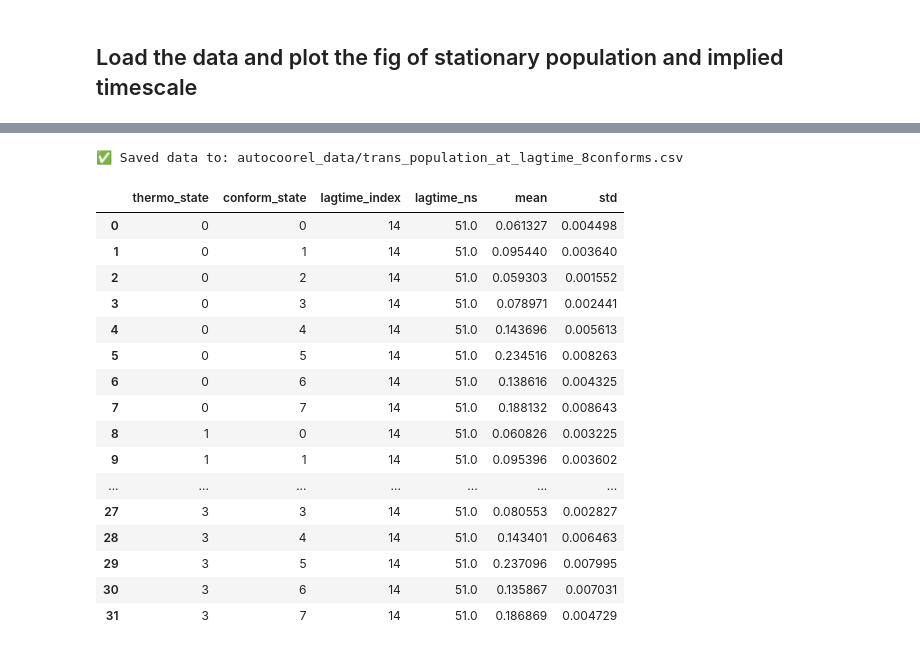
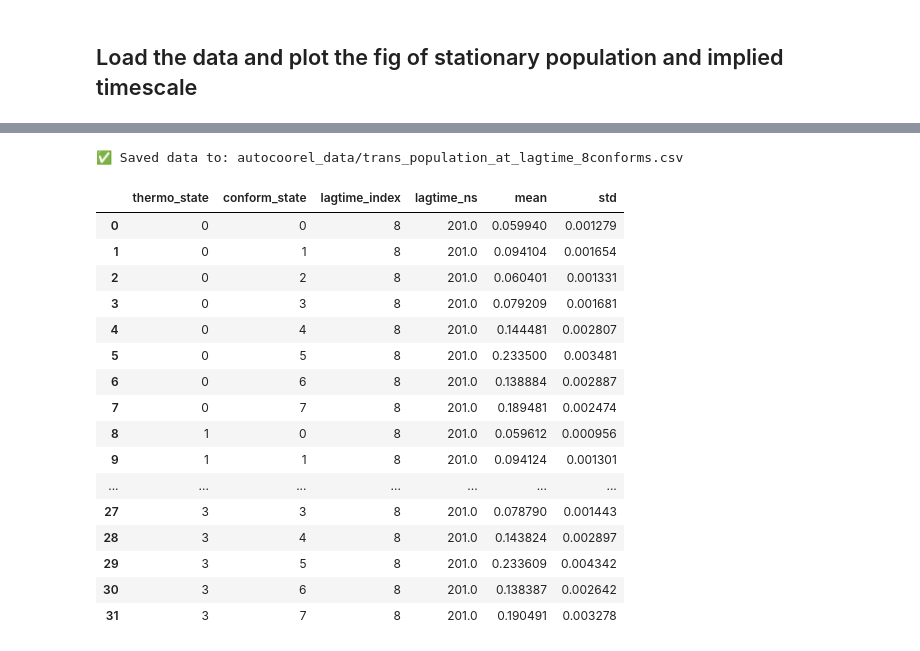
Before and after one commit to starwingc/peptoid_ESM, a Jupyter notebook: EE/analysis/transition_matrix.ipynb, the cells around one changed output, grey strips where cells are left out. Drawn from its saved outputs; the diff is of its cells as text; code cells hidden in the pictures.

```diff
--- a/EE/analysis/transition_matrix.ipynb
+++ b/EE/analysis/transition_matrix.ipynb
@@ -433,7 +421,7 @@ def process_trajectory(n_trajs, lagtime, num_states, cluster_size):
 n_trajs = traj_indexed
 num_states = 32
 #lagtime = 1
-lagtimes = [5, 10, 25, 50] + list(range(100, 90000, 500))
+lagtimes = [5, 10, 25, 50] + list(range(100, 90000, 5000))
 #lagtimes = [5, 10, 25, 50]
 dt_in_ns = 0.01
 cluster_size = 10
@@ -616,6 +608,6 @@ cis_trans_pi_stds shape: (4, 184, 8)
 # %%
 point_to_plot = 84
-lagtime_plot = 24  # Index of lagtime to annotate
+lagtime_plot = 8  # Index of lagtime to annotate
 
 thermo_state_num = 4
 comform_state_num = 8
@@ -695,7 +687,7 @@ Thermo 3, Conf 7: 101.00 ns : 0.187
 # %%
 # === Setup ===
 point_to_plot = 400
-lagtime_plot = 14  # Index of lagtime (e.g., ~101 ns)
+lagtime_plot = 8  # Index of lagtime (e.g., ~101 ns)
 selected_ns = lagtimes_ns[lagtime_plot]
 
 thermo_state_num = 4
@@ -707,49 +699,49 @@ os.makedirs(output_dir, exist_ok=True)  # Ensure directory exists
 data_rows = []
 
 # === Loop through all thermo and conformational states ===
 for thermo in range(thermo_state_num):
     for conform in range(conform_state_num):
         mean_curve = cis_trans_pi_means[thermo, :, conform]  # shape: (604,)
         std_curve = cis_trans_pi_stds[thermo, :, conform]    # shape: (604,)
 
         mean_val = mean_curve[lagtime_plot]
         std_val = std_curve[lagtime_plot]
 
         data_rows.append({
             'thermo_state': thermo,
             'conform_state': conform,
             'lagtime_index': lagtime_plot,
             'lagtime_ns': selected_ns,
             'mean': mean_val,
             'std': std_val
         })
 
 # === Save to CSV ===
 df = pd.DataFrame(data_rows)
 output_path = os.path.join(output_dir, "trans_population_at_lagtime_8conforms.csv")
 df.to_csv(output_path, index=False)
 
 print(f"✅ Saved data to: {output_path}")
 df
 # %% [output]
 ✅ Saved data to: autocoorel_data/trans_population_at_lagtime_8conforms.csv
 |  | thermo_state | conform_state | lagtime_index | lagtime_ns | mean | std |
-| 0 | 0 | 0 | 14 | 51.0 | 0.061327 | 0.004498 |
-| 1 | 0 | 1 | 14 | 51.0 | 0.095440 | 0.003640 |
-| 2 | 0 | 2 | 14 | 51.0 | 0.059303 | 0.001552 |
-| 3 | 0 | 3 | 14 | 51.0 | 0.078971 | 0.002441 |
-| 4 | 0 | 4 | 14 | 51.0 | 0.143696 | 0.005613 |
-| 5 | 0 | 5 | 14 | 51.0 | 0.234516 | 0.008263 |
-| 6 | 0 | 6 | 14 | 51.0 | 0.138616 | 0.004325 |
-| 7 | 0 | 7 | 14 | 51.0 | 0.188132 | 0.008643 |
-| 8 | 1 | 0 | 14 | 51.0 | 0.060826 | 0.003225 |
-| 9 | 1 | 1 | 14 | 51.0 | 0.095396 | 0.003602 |
+| 0 | 0 | 0 | 8 | 201.0 | 0.059940 | 0.001279 |
+| 1 | 0 | 1 | 8 | 201.0 | 0.094104 | 0.001654 |
+| 2 | 0 | 2 | 8 | 201.0 | 0.060401 | 0.001331 |
+| 3 | 0 | 3 | 8 | 201.0 | 0.079209 | 0.001681 |
+| 4 | 0 | 4 | 8 | 201.0 | 0.144481 | 0.002807 |
+| 5 | 0 | 5 | 8 | 201.0 | 0.233500 | 0.003481 |
+| 6 | 0 | 6 | 8 | 201.0 | 0.138884 | 0.002887 |
+| 7 | 0 | 7 | 8 | 201.0 | 0.189481 | 0.002474 |
+| 8 | 1 | 0 | 8 | 201.0 | 0.059612 | 0.000956 |
+| 9 | 1 | 1 | 8 | 201.0 | 0.094124 | 0.001301 |
 | ... | ... | ... | ... | ... | ... | ... |
-| 27 | 3 | 3 | 14 | 51.0 | 0.080553 | 0.002827 |
-| 28 | 3 | 4 | 14 | 51.0 | 0.143401 | 0.006463 |
-| 29 | 3 | 5 | 14 | 51.0 | 0.237096 | 0.007995 |
-| 30 | 3 | 6 | 14 | 51.0 | 0.135867 | 0.007031 |
-| 31 | 3 | 7 | 14 | 51.0 | 0.186869 | 0.004729 |
+| 27 | 3 | 3 | 8 | 201.0 | 0.078790 | 0.001443 |
+| 28 | 3 | 4 | 8 | 201.0 | 0.143824 | 0.002897 |
+| 29 | 3 | 5 | 8 | 201.0 | 0.233609 | 0.004342 |
+| 30 | 3 | 6 | 8 | 201.0 | 0.138387 | 0.002642 |
+| 31 | 3 | 7 | 8 | 201.0 | 0.190491 | 0.003278 |
 # %%
 state0_index = [0, 4, 8, 12, 16, 20, 24, 28]
 
```
Also changed, not shown: parts of 13 cells of this notebook, 4 other files.
